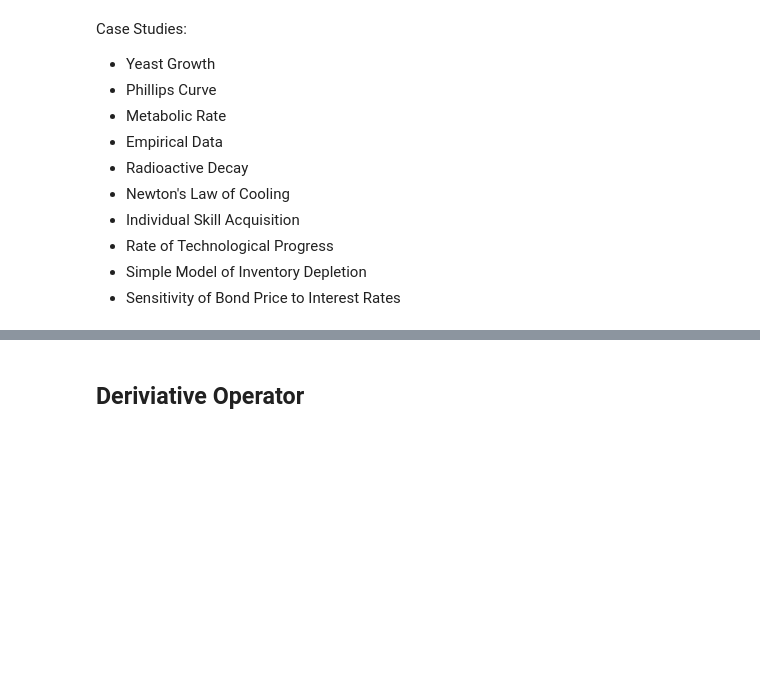
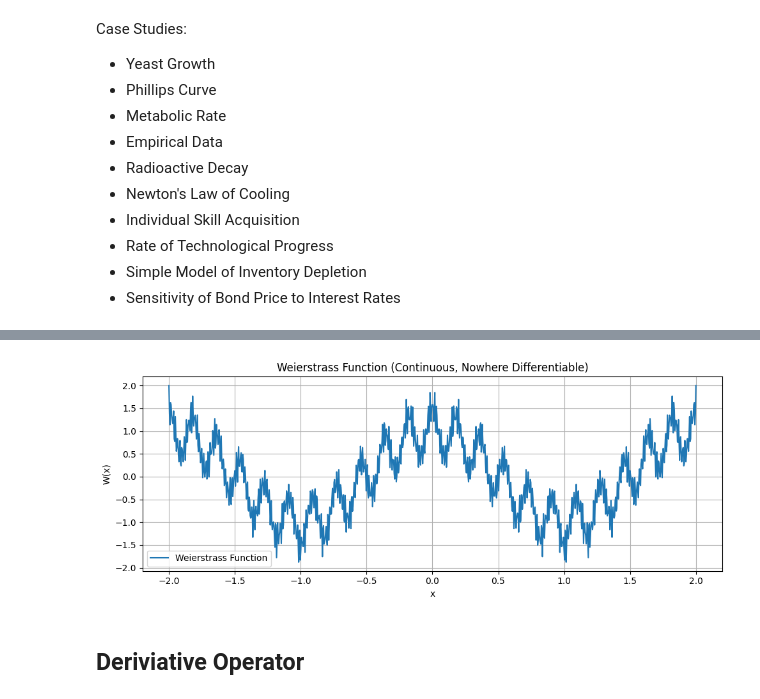
Before and after one commit to dbremont/algorithms, a Jupyter notebook: cm/differential.ipynb, the cells around one changed output, grey strips where cells are left out. Saved outputs shown, nothing was run; the diff lists cells and outputs as text; code cells hidden in the pictures; blank space fills up the shorter version.

```diff
--- a/cm/differential.ipynb
+++ b/cm/differential.ipynb
@@ -22,3 +35,32 @@ Case Studies:
+# %%
+import numpy as np
+import matplotlib.pyplot as plt
+
+def weierstrass(x, a=0.5, b=11, n_terms=100):
+    """Compute the Weierstrass function W(x)"""
+    assert 0 < a < 1, "a must be in (0, 1)"
+    assert b % 2 == 1 and b > 0, "b must be a positive odd integer"
+    W = np.zeros_like(x, dtype=float)
+    for n in range(n_terms):
+        W += a**n * np.cos(b**n * np.pi * x)
+    return W
+
+# Define the input domain
+x = np.linspace(-2, 2, 1000)
+y = weierstrass(x)
+
+# Plot
+plt.figure(figsize=(10, 4))
+plt.plot(x, y, label="Weierstrass Function")
+plt.title("Weierstrass Function (Continuous, Nowhere Differentiable)")
+plt.xlabel("x")
+plt.ylabel("W(x)")
+plt.grid(True)
+plt.legend()
+plt.tight_layout()
+plt.show()
+# %% [output]
+[figure, added]
 # %% [markdown]
 ## Deriviative Operator
 # %% [markdown]
```
Also changed, not shown: parts of 2 cells of this notebook.
